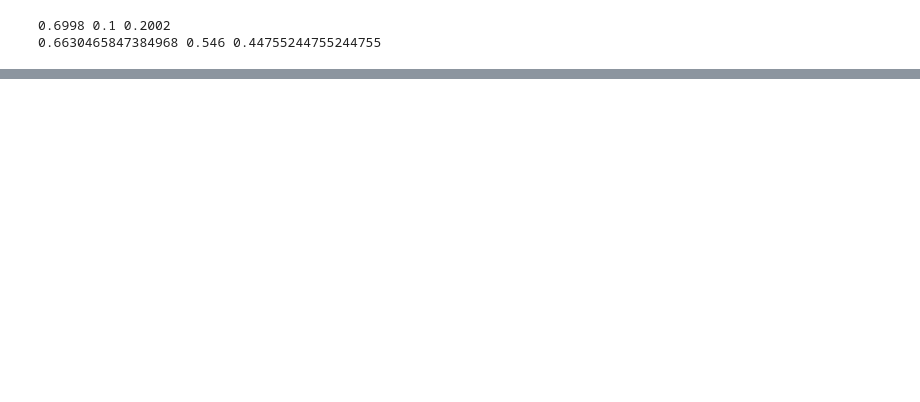
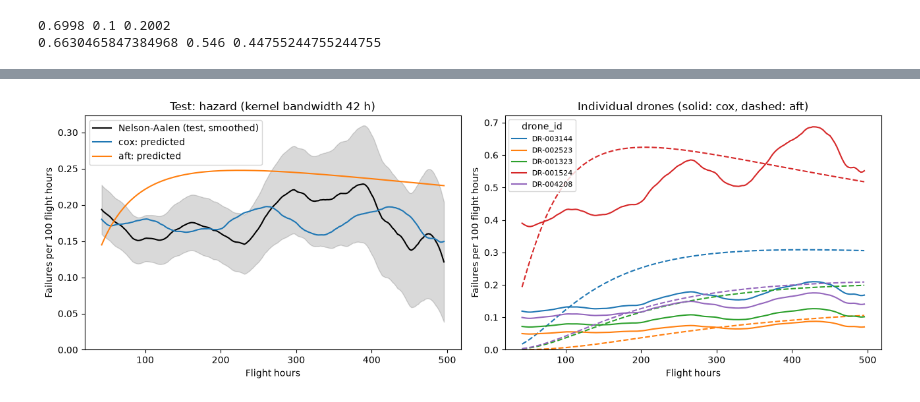
Before and after one commit to timofeytkachenko/drone_survival_analysis, a Jupyter notebook: drone_survival.ipynb, the cells around one changed output, grey strips where cells are left out. Saved outputs shown, nothing was run; the diff lists cells and outputs as text; code cells hidden in the pictures; blank space fills up the shorter version.

```diff
--- a/drone_survival.ipynb
+++ b/drone_survival.ipynb
@@ -144,0 +194,45 @@ S_aft = best_aft.survival(test, TIMES)
+# %%
+# Hazard h(t): failure rate among drones still flying at t, per 100 flight hours.
+# Observed: kernel-smoothed Nelson-Aalen on test. Predicted: survival-weighted mean of
+# the individual hazards over the same drones. The kernel loses mass near 0, so the
+# grid starts one bandwidth in.
+bandwidth = hazard_bandwidth(test["duration_h"], test["event"])
+hz_grid = np.linspace(bandwidth, np.quantile(test["duration_h"], 0.9), 200)
+hz_obs, hz_low, hz_high = observed_hazard(
+    test["duration_h"], test["event"], hz_grid, bandwidth
+)
+
+fig, axes = plt.subplots(1, 2, figsize=(13, 4.5))
+
+ax = axes[0]
+ax.plot(hz_grid, 100 * hz_obs, color="black", label="Nelson-Aalen (test, smoothed)")
+ax.fill_between(hz_grid, 100 * hz_low, 100 * hz_high, color="black", alpha=0.15)
+for name, model in models.items():
+    pop = population_hazard(model, test, hz_grid, bandwidth)
+    ax.plot(hz_grid, 100 * pop, label=f"{name}: predicted")
+ax.set(
+    title=f"Test: hazard (kernel bandwidth {bandwidth:.0f} h)",
+    xlabel="Flight hours",
+    ylabel="Failures per 100 flight hours",
+    ylim=(0, None),
+)
+ax.legend()
+
+ax = axes[1]
+sample = test.iloc[idx]
+sample_hazard = {name: model.hazard(sample, hz_grid, bandwidth) for name, model in models.items()}
+for k, drone_id in enumerate(sample["drone_id"]):
+    ax.plot(hz_grid, 100 * sample_hazard["cox"][k], color=f"C{k}", label=drone_id)
+    ax.plot(hz_grid, 100 * sample_hazard["aft"][k], color=f"C{k}", linestyle="--")
+ax.set(
+    title="Individual drones (solid: cox, dashed: aft)",
+    xlabel="Flight hours",
+    ylabel="Failures per 100 flight hours",
+    ylim=(0, None),
+)
+ax.legend(title="drone_id", fontsize=8)
+
+plt.tight_layout()
+plt.show()
+# %% [output]
+[figure, added]
```
Also changed, not shown: parts of 27 cells of this notebook, 14 other files.
